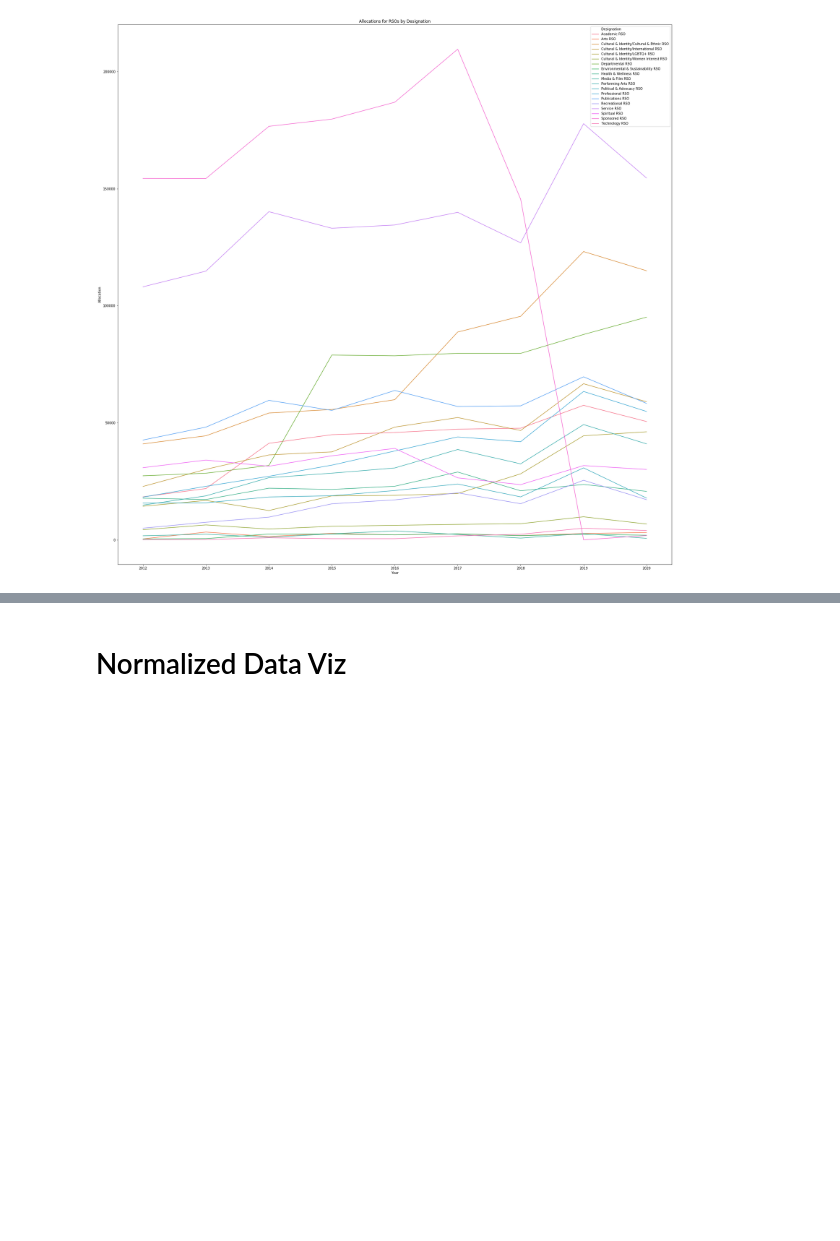
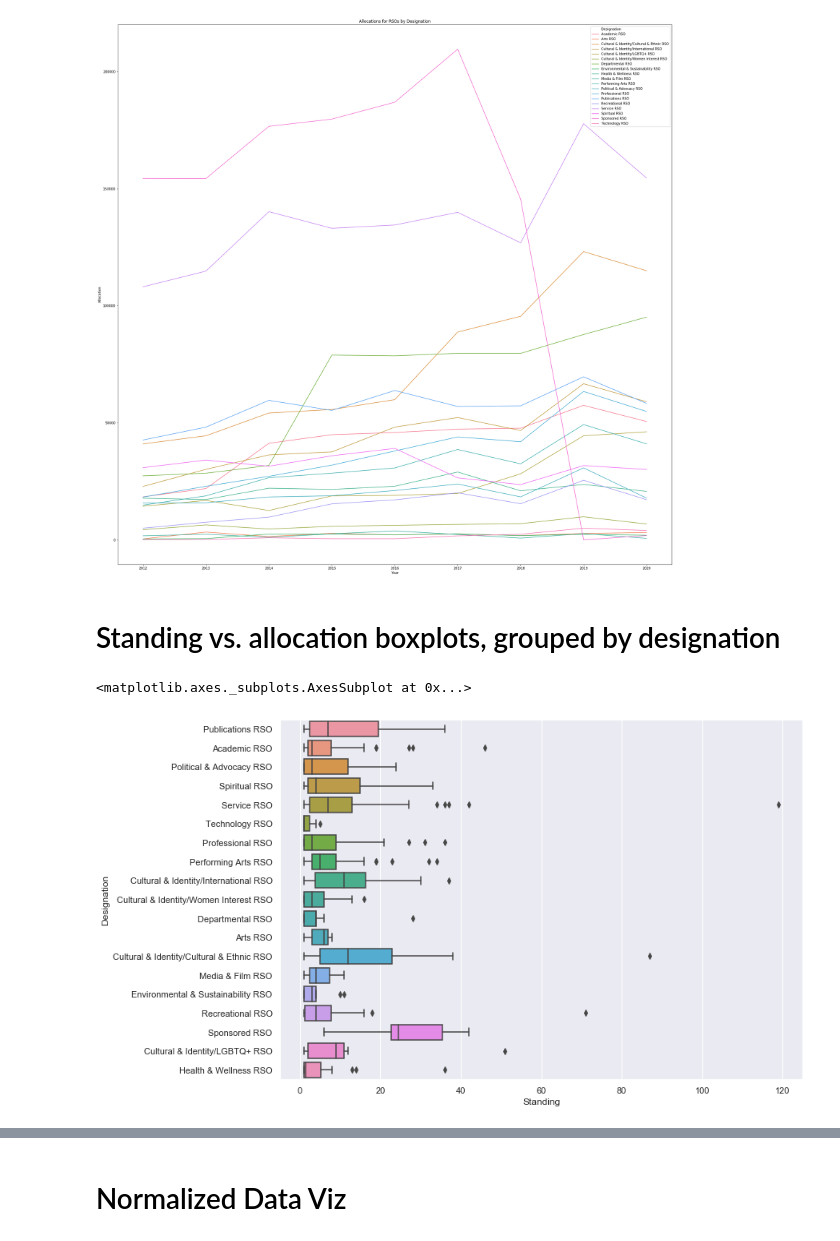
Before and after one commit to sydneytrieu/senior-thesis, a Jupyter notebook: notebooks/eda.ipynb, the cells around one changed output, grey strips where cells are left out. Cells and saved outputs as stored; diff of their text form; code cells hidden in the pictures; blank space fills up the shorter version.

```diff
--- a/notebooks/eda.ipynb
+++ b/notebooks/eda.ipynb
@@ -1,13 +1,15 @@
 # %%
 import pandas as pd
 import numpy as np
+
+import matplotlib.pyplot as plt
 import seaborn as sns
-import matplotlib.pyplot as plt
+sns.set(rc={'figure.figsize':(11.7,8.27)})
 
 from sklearn.cluster import KMeans
 from sklearn.metrics import silhouette_score
 # %%
-rso_data = pd.read_csv('C:\\Users\\scher\\school\\senior-thesis\\data\\rso_data.txt', index_col=0).drop(columns='Type')
+rso_data = pd.read_csv('C:\\Users\\scher\\school\\senior-thesis\\data\\rso_data_v2.txt', index_col=0).drop(columns='Type')
 norm_rso_data = pd.read_csv('C:\\Users\\scher\\school\\senior-thesis\\data\\norm_rso_data.txt', index_col=0)
 # %%
 norm_rso_data
@@ -112,3 +114,12 @@ plot = sns.lineplot(x='Year', y='Allocation', hue='Designation', data=specific_a
 # save.savefig('output.png')
 # %% [output]
 [figure]
+# %% [markdown]
+# Standing vs. allocation boxplots, grouped by designation
+# %%
+rso_2019 = rso_data[rso_data['Year']==2019]
+# %%
+sns.boxplot(x='Standing', y='Designation', data=rso_2019)
+# %% [output]
+<matplotlib.axes._subplots.AxesSubplot at 0x...>
+[figure, added]
```
Also changed, not shown: parts of 5 cells of this notebook.
